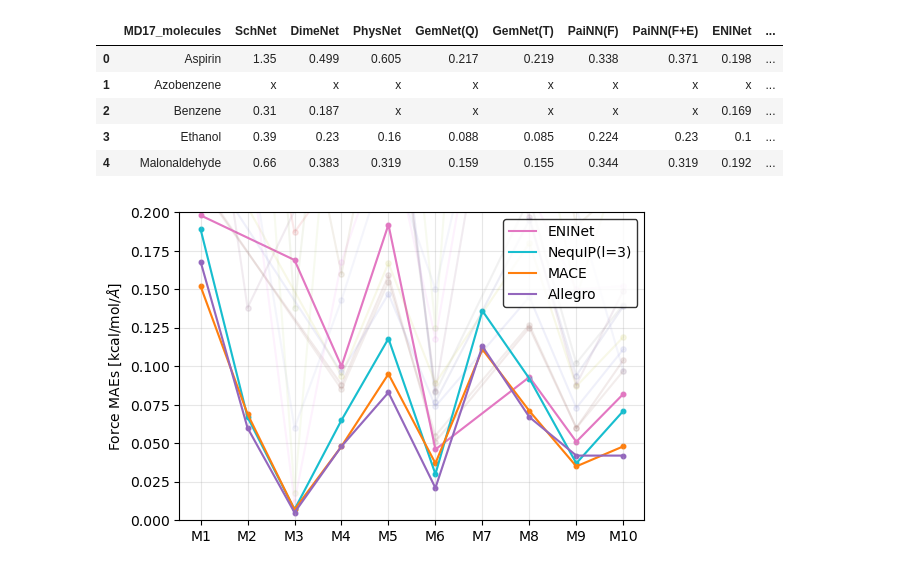
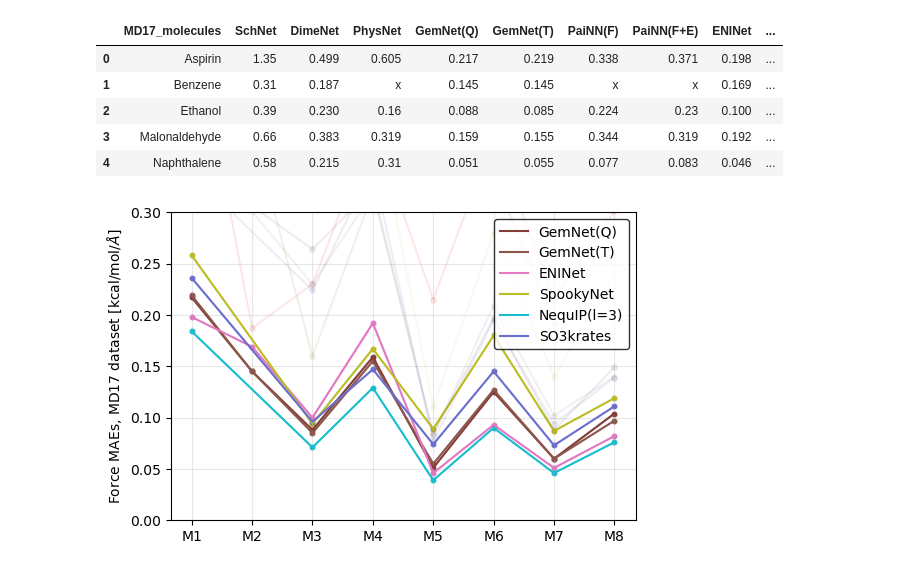
Before and after one commit to raghurama123/Rev-MLP4Sol, a Jupyter notebook: plot_MD17_F.ipynb, the cells around one changed output. Drawn from its saved outputs; the diff is of its cells as text; code cells hidden in the pictures.

```diff
--- a/plot_MD17_F.ipynb
+++ b/plot_MD17_F.ipynb
@@ -3,20 +3,14 @@ import pandas as pd
 import matplotlib.pyplot as plt
 # %%
 df = pd.read_csv('MD17_Force.csv')
-
-# Removing l=0,1,2 from NequIP and taking the best model with l=3
-df.drop('NequIP(l=0)', axis=1, inplace=True)
-df.drop('NequIP(l=1)', axis=1, inplace=True)
-df.drop('NequIP(l=2)', axis=1, inplace=True)
-
 df.head()
 # %% [output]
 |  | MD17_molecules | SchNet | DimeNet | PhysNet | GemNet(Q) | GemNet(T) | PaiNN(F) | PaiNN(F+E) | ENINet | ... |
 | 0 | Aspirin | 1.35 | 0.499 | 0.605 | 0.217 | 0.219 | 0.338 | 0.371 | 0.198 | ... |
-| 1 | Azobenzene | x | x | x | x | x | x | x | x | ... |
-| 2 | Benzene | 0.31 | 0.187 | x | x | x | x | x | 0.169 | ... |
-| 3 | Ethanol | 0.39 | 0.23 | 0.16 | 0.088 | 0.085 | 0.224 | 0.23 | 0.1 | ... |
-| 4 | Malonaldehyde | 0.66 | 0.383 | 0.319 | 0.159 | 0.155 | 0.344 | 0.319 | 0.192 | ... |
+| 1 | Benzene | 0.31 | 0.187 | x | 0.145 | 0.145 | x | x | 0.169 | ... |
+| 2 | Ethanol | 0.39 | 0.230 | 0.16 | 0.088 | 0.085 | 0.224 | 0.23 | 0.100 | ... |
+| 3 | Malonaldehyde | 0.66 | 0.383 | 0.319 | 0.159 | 0.155 | 0.344 | 0.319 | 0.192 | ... |
+| 4 | Naphthalene | 0.58 | 0.215 | 0.31 | 0.051 | 0.055 | 0.077 | 0.083 | 0.046 | ... |
 # %%
 colors = {
     'SchNet':      '#1f77b4',  # muted blue
@@ -39,45 +33,46 @@ colors = {
     'FCHL19':      '#9c9ede',  # light lavender
     'GAP(SOAP)':   '#8ca252',  # light olive green
     'sGDML':       '#b5cf6b',  # pastel green
-    'ACE':         'violet',   # pastel green
+    'ACE':         'violet',   #
+    'MGNN':        'black',    #
 }
 # %%
 fig,ax = plt.subplots(figsize=(6,4))
 
-x = [0,1,2,3,4,5,6,7,8,9]
-mae_cutoff = 0.2 # kcal/mol/A
+x = [0,1,2,3,4,5,6,7]
+mae_cutoff = 0.3 # kcal/mol/A
 
 
 for i_col in range(1,len(df.columns)):
 
     column = df.iloc[:, i_col]
     column_name = df.columns[i_col]
 
     x_new = []
     y_new = []
 
     for i in range(len(x)):
         if column[i] != 'x':
             x_new.append(x[i])
             y_new.append(float(column[i]))
 
     if all(y <= mae_cutoff for y in y_new):
         ax.plot(x_new,y_new,label=column_name,color=colors[column_name],alpha=1)
         ax.scatter(x_new,y_new,color=colors[column_name],s=10)
     if any(y <= mae_cutoff for y in y_new):
         ax.plot(x_new,y_new,color=colors[column_name],alpha=0.1)
         ax.scatter(x_new,y_new,color=colors[column_name],s=15,alpha=0.1)
 
 
 ax.set_ylim([0,mae_cutoff])
 
-ax.set_xticks([0,1,2,3,4,5,6,7,8,9])
-ax.set_xticklabels(['M1','M2','M3','M4','M5','M6','M7','M8','M9','M10',])
+ax.set_xticks([0,1,2,3,4,5,6,7])
+ax.set_xticklabels(['M1','M2','M3','M4','M5','M6','M7','M8'])
 
-ax.set_ylabel('Force MAEs [kcal/mol/$\\AA$]')
+ax.set_ylabel('Force MAEs, MD17 dataset [kcal/mol/$\\AA$]')
 
 ax.legend(edgecolor='black',facecolor='white',loc='upper right')
 ax.grid(alpha=0.3)
 plt.show()
 # %% [output]
-[figure, old version]
+[figure, new version]
```
Also changed, not shown: 9 other files.
